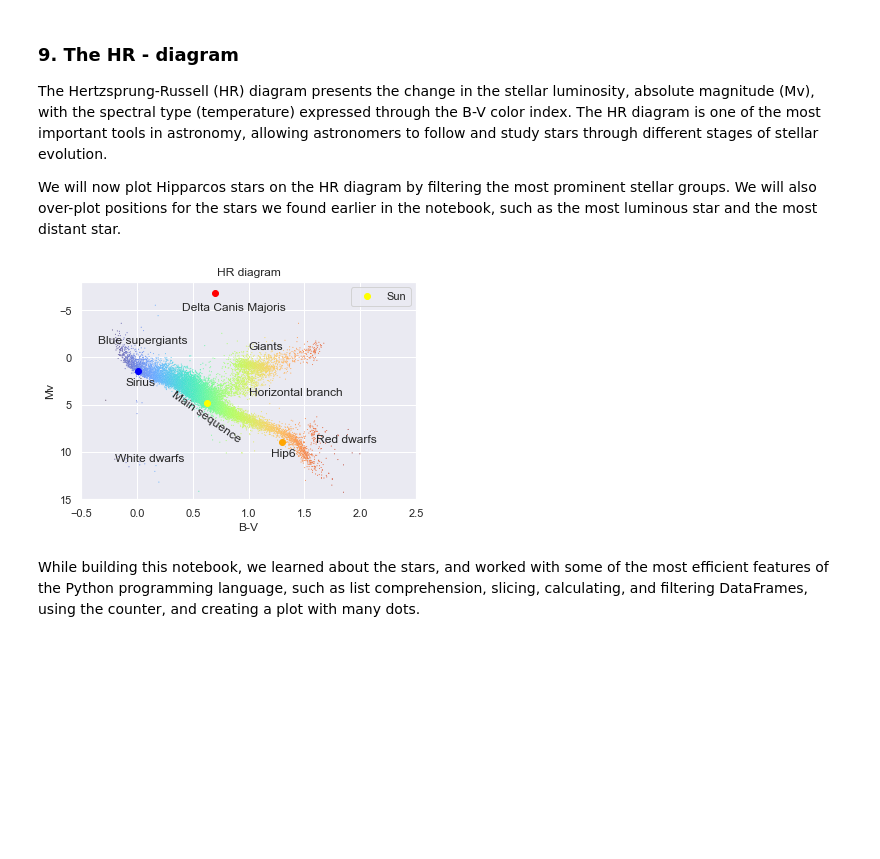
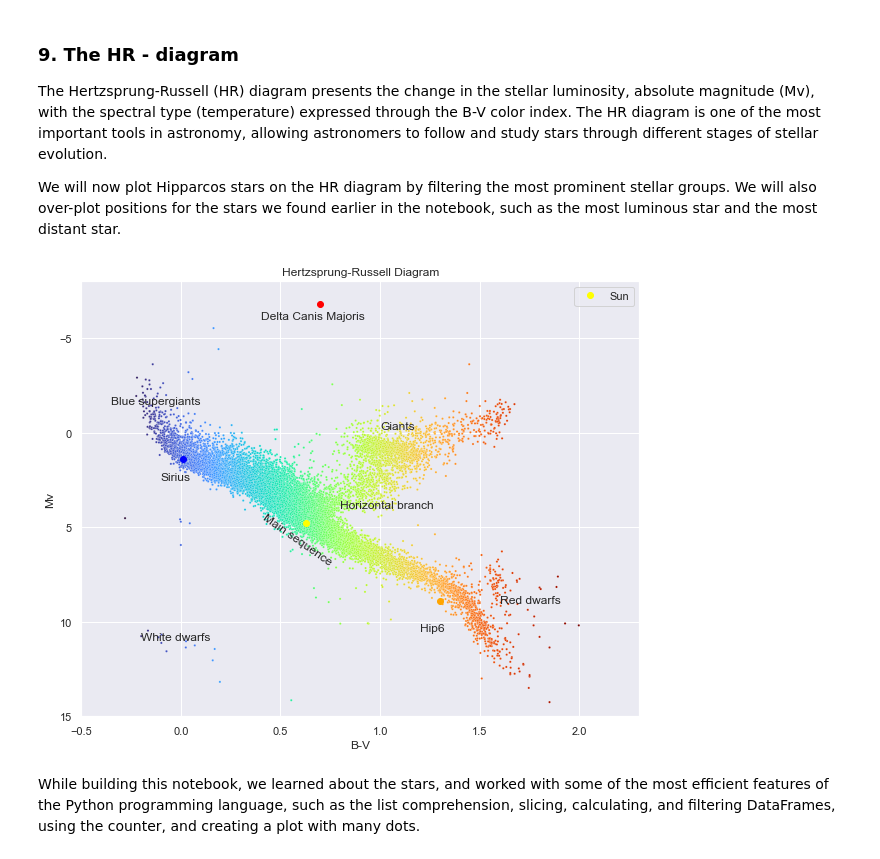
Before and after one commit to lilianasku/Hipparcos-with-Python, a Jupyter notebook: notebooks/Stars-Of-Hipparcos-Catalog.ipynb, the cells around one changed output. Cells and saved outputs as stored; diff of their text form; code cells hidden in the pictures; blank space fills up the shorter version.

```diff
--- a/notebooks/Stars-Of-Hipparcos-Catalog.ipynb
+++ b/notebooks/Stars-Of-Hipparcos-Catalog.ipynb
@@ -316,29 +316,30 @@ hip_plot = hip1.loc[hip1['B-V']< 2]
 #HR_plot(hip_plot['B-V'], hip_plot['Mv'], -0.5, 2.5, 15,-5, 'blue')
 # %%
 #marking selected stars
-sns.scatterplot(x ='B-V', y ='Mv', data = hip_plot, hue ='B-V', size ='B-V', sizes = (1,1), palette='turbo')
+sns.set(rc={'figure.figsize':(10,8)})
+sns.scatterplot(x ='B-V', y ='Mv', data = hip_plot, hue ='B-V', size ='B-V', sizes = (5,5), palette='turbo')
 
 plt.ylim(15,-8)
-plt.xlim(-0.5,2.5)
-plt.title('HR diagram')
-plt.annotate('Main sequence', xy=(0.3,9.0), rotation = -35)
-plt.annotate('Giants', xy=(1.0,-0.8))
-plt.annotate('Horizontal branch ', xy=(1.0,4.0))
+plt.xlim(-0.5,2.3)
+plt.title('Hertzsprung-Russell Diagram')
+plt.annotate('Main sequence', xy=(0.4,7.0), rotation = -35)
+plt.annotate('Giants', xy=(1.0,-0.2))
+plt.annotate('Horizontal branch ', xy=(0.8,4.0))
 plt.annotate('White dwarfs', xy=(-0.2,11.0))
 plt.annotate('Red dwarfs', xy=(1.6,9.0))
 plt.annotate('Blue supergiants', xy=(-0.35,-1.5))
-plt.annotate('Sirius', xy=(-0.1,3.0))
-plt.annotate('Delta Canis Majoris', xy=(0.4,-5.0))
+plt.annotate('Sirius', xy=(-0.1,2.5))
+plt.annotate('Delta Canis Majoris', xy=(0.4,-6.0))
 plt.annotate('Hip6', xy=(1.2,10.5))
 
 #Sun's position at 0.63, 4.8
 yellow_dot = plt.plot(0.63,4.8, marker='o', color='yellow', linestyle='none')
 plt.legend(yellow_dot, ['Sun'])
 #other stars
 blue_dot = plt.plot(0.009,1.4, marker='o', color='blue', linestyle='none')
 red_dot = plt.plot(0.7,-6.8, marker='o', color='red', linestyle='none')
 orange_dot = plt.plot(1.3,8.9, marker='o', color='orange', linestyle='none')
 # %% [output]
-[figure, old version]
+[figure, new version]
 # %% [markdown]
-While building this notebook, we learned about the stars, and worked with some of the most efficient features of the Python programming language, such as list comprehension, slicing, calculating, and filtering DataFrames, using the counter, and creating a plot with many dots.
+While building this notebook, we learned about the stars, and worked with some of the most efficient features of the Python programming language, such as the list comprehension, slicing, calculating, and filtering DataFrames, using the counter, and creating a plot with many dots.
```
Also changed, not shown: parts of 7 cells of this notebook.
